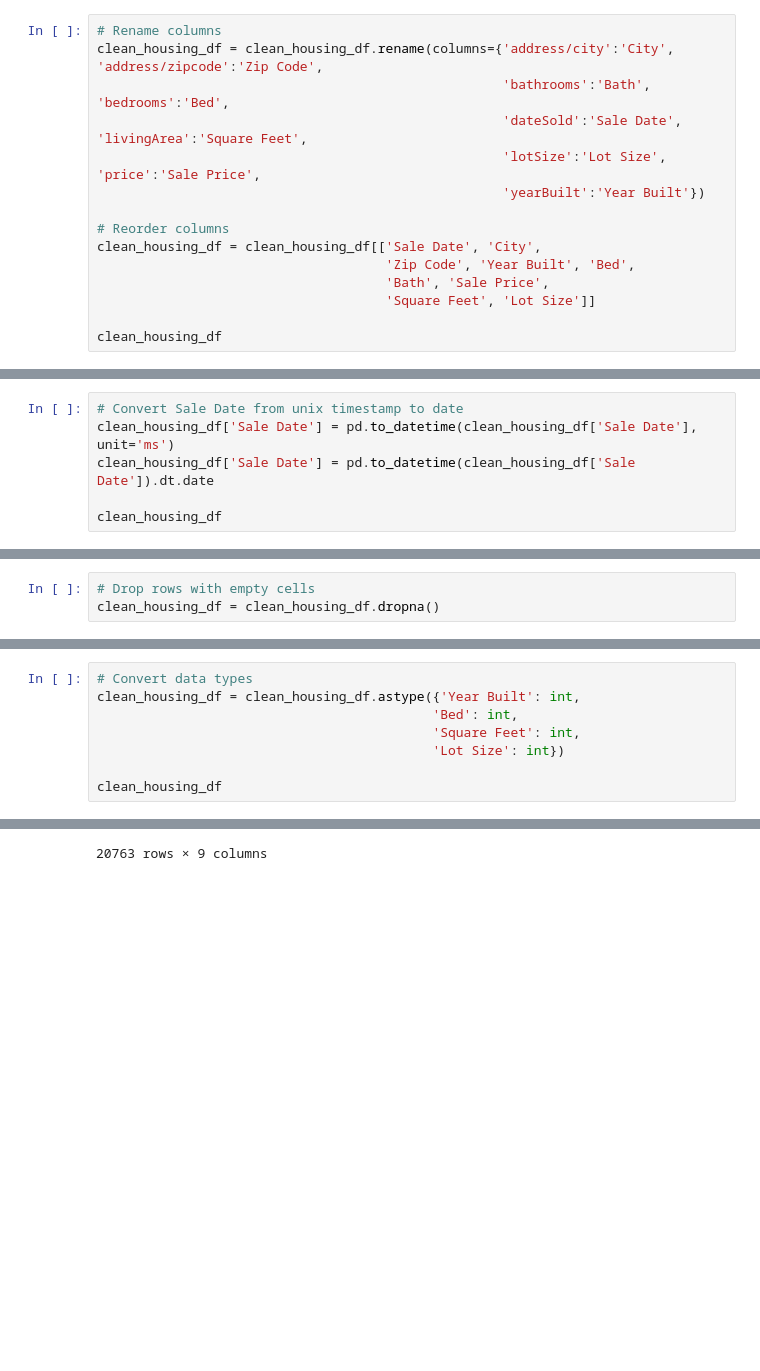
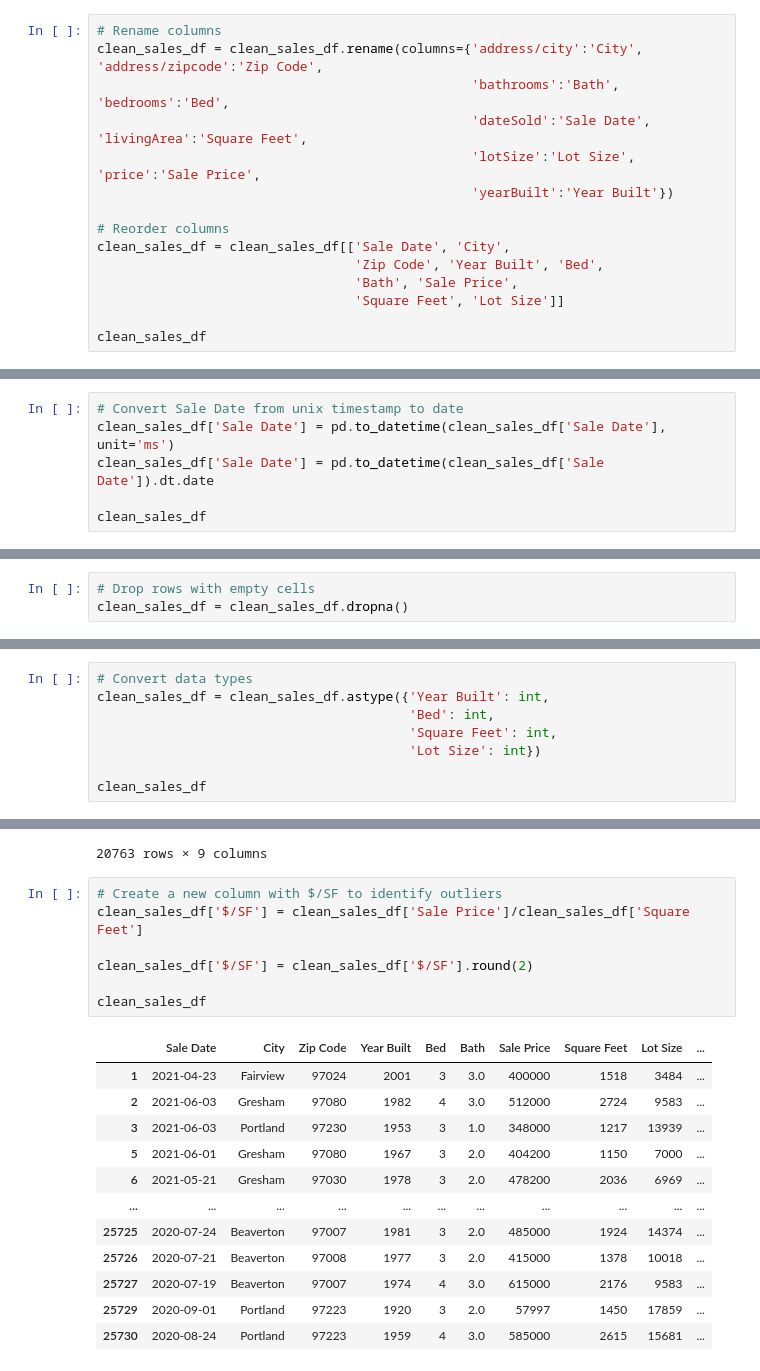
Before and after one commit to chrissnead/Home_Value_Analysis, a Jupyter notebook: Sales_Cleaning.ipynb, the cells around one changed output, grey strips where cells are left out. Cells and saved outputs as stored; diff of their text form; blank space fills up the shorter version.

```diff
--- a/Sales_Cleaning.ipynb
+++ b/Sales_Cleaning.ipynb
@@ -83,19 +83,19 @@ clean_housing_df
 22395 rows × 9 columns
 # %%
 # Rename columns
-clean_housing_df = clean_housing_df.rename(columns={'address/city':'City', 'address/zipcode':'Zip Code',
-                                                    'bathrooms':'Bath', 'bedrooms':'Bed',
-                                                    'dateSold':'Sale Date', 'livingArea':'Square Feet',
-                                                    'lotSize':'Lot Size', 'price':'Sale Price',
-                                                    'yearBuilt':'Year Built'})
+clean_sales_df = clean_sales_df.rename(columns={'address/city':'City', 'address/zipcode':'Zip Code',
+                                                'bathrooms':'Bath', 'bedrooms':'Bed',
+                                                'dateSold':'Sale Date', 'livingArea':'Square Feet',
+                                                'lotSize':'Lot Size', 'price':'Sale Price',
+                                                'yearBuilt':'Year Built'})
 
 # Reorder columns
-clean_housing_df = clean_housing_df[['Sale Date', 'City',
-                                     'Zip Code', 'Year Built', 'Bed',
-                                     'Bath', 'Sale Price',
-                                     'Square Feet', 'Lot Size']]
+clean_sales_df = clean_sales_df[['Sale Date', 'City',
+                                 'Zip Code', 'Year Built', 'Bed',
+                                 'Bath', 'Sale Price',
+                                 'Square Feet', 'Lot Size']]
 
-clean_housing_df
+clean_sales_df
 # %% [output]
 |  | Sale Date | City | Zip Code | Year Built | Bed | Bath | Sale Price | Square Feet | Lot Size |
 | 1 | 1.619140e+12 | Fairview | 97024 | 2001.0 | 3.0 | 3.0 | 400000 | 1518.0 | 3484.0 |
@@ -112,10 +112,10 @@ clean_housing_df
 22395 rows × 9 columns
 # %%
 # Convert Sale Date from unix timestamp to date
-clean_housing_df['Sale Date'] = pd.to_datetime(clean_housing_df['Sale Date'], unit='ms')
-clean_housing_df['Sale Date'] = pd.to_datetime(clean_housing_df['Sale Date']).dt.date
+clean_sales_df['Sale Date'] = pd.to_datetime(clean_sales_df['Sale Date'], unit='ms')
+clean_sales_df['Sale Date'] = pd.to_datetime(clean_sales_df['Sale Date']).dt.date
 
-clean_housing_df
+clean_sales_df
 # %% [output]
 |  | Sale Date | City | Zip Code | Year Built | Bed | Bath | Sale Price | Square Feet | Lot Size |
 | 1 | 2021-04-23 | Fairview | 97024 | 2001.0 | 3.0 | 3.0 | 400000 | 1518.0 | 3484.0 |
@@ -158,6 +158,6 @@ Lot Size       1015
 dtype: int64
 # %%
 # Drop rows with empty cells
-clean_housing_df = clean_housing_df.dropna()
+clean_sales_df = clean_sales_df.dropna()
 # %%
 # Confirm all empty rows have been dropped
@@ -175,12 +175,12 @@ Lot Size       0
 dtype: int64
 # %%
 # Convert data types
-clean_housing_df = clean_housing_df.astype({'Year Built': int,
-                                           'Bed': int,
-                                           'Square Feet': int,
-                                           'Lot Size': int})
+clean_sales_df = clean_sales_df.astype({'Year Built': int,
+                                        'Bed': int,
+                                        'Square Feet': int,
+                                        'Lot Size': int})
 
-clean_housing_df
+clean_sales_df
 # %% [output]
 |  | Sale Date | City | Zip Code | Year Built | Bed | Bath | Sale Price | Square Feet | Lot Size |
 | 1 | 2021-04-23 | Fairview | 97024 | 2001 | 3 | 3.0 | 400000 | 1518 | 3484 |
@@ -195,3 +195,23 @@ clean_housing_df
 | 25729 | 2020-09-01 | Portland | 97223 | 1920 | 3 | 2.0 | 57997 | 1450 | 17859 |
 | 25730 | 2020-08-24 | Portland | 97223 | 1959 | 4 | 3.0 | 585000 | 2615 | 15681 |
 20763 rows × 9 columns
+# %%
+# Create a new column with $/SF to identify outliers
+clean_sales_df['$/SF'] = clean_sales_df['Sale Price']/clean_sales_df['Square Feet']
+
+clean_sales_df['$/SF'] = clean_sales_df['$/SF'].round(2)
+
+clean_sales_df
+# %% [output]
+|  | Sale Date | City | Zip Code | Year Built | Bed | Bath | Sale Price | Square Feet | Lot Size | ... |
+| 1 | 2021-04-23 | Fairview | 97024 | 2001 | 3 | 3.0 | 400000 | 1518 | 3484 | ... |
+| 2 | 2021-06-03 | Gresham | 97080 | 1982 | 4 | 3.0 | 512000 | 2724 | 9583 | ... |
+| 3 | 2021-06-03 | Portland | 97230 | 1953 | 3 | 1.0 | 348000 | 1217 | 13939 | ... |
+| 5 | 2021-06-01 | Gresham | 97080 | 1967 | 3 | 2.0 | 404200 | 1150 | 7000 | ... |
+| 6 | 2021-05-21 | Gresham | 97030 | 1978 | 3 | 2.0 | 478200 | 2036 | 6969 | ... |
+| ... | ... | ... | ... | ... | ... | ... | ... | ... | ... | ... |
+| 25725 | 2020-07-24 | Beaverton | 97007 | 1981 | 3 | 2.0 | 485000 | 1924 | 14374 | ... |
+| 25726 | 2020-07-21 | Beaverton | 97008 | 1977 | 3 | 2.0 | 415000 | 1378 | 10018 | ... |
+| 25727 | 2020-07-19 | Beaverton | 97007 | 1974 | 4 | 3.0 | 615000 | 2176 | 9583 | ... |
+| 25729 | 2020-09-01 | Portland | 97223 | 1920 | 3 | 2.0 | 57997 | 1450 | 17859 | ... |
+| 25730 | 2020-08-24 | Portland | 97223 | 1959 | 4 | 3.0 | 585000 | 2615 | 15681 | ... |
```
Also changed, not shown: parts of 11 cells of this notebook, 9 other files.
